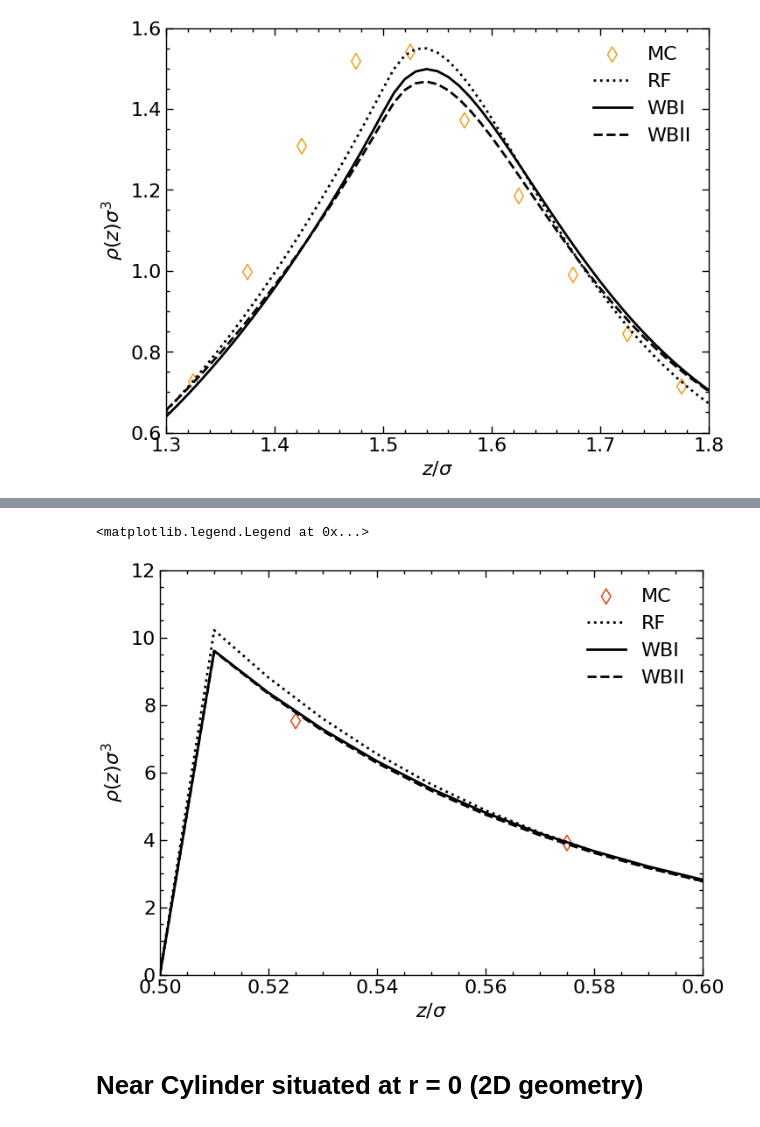
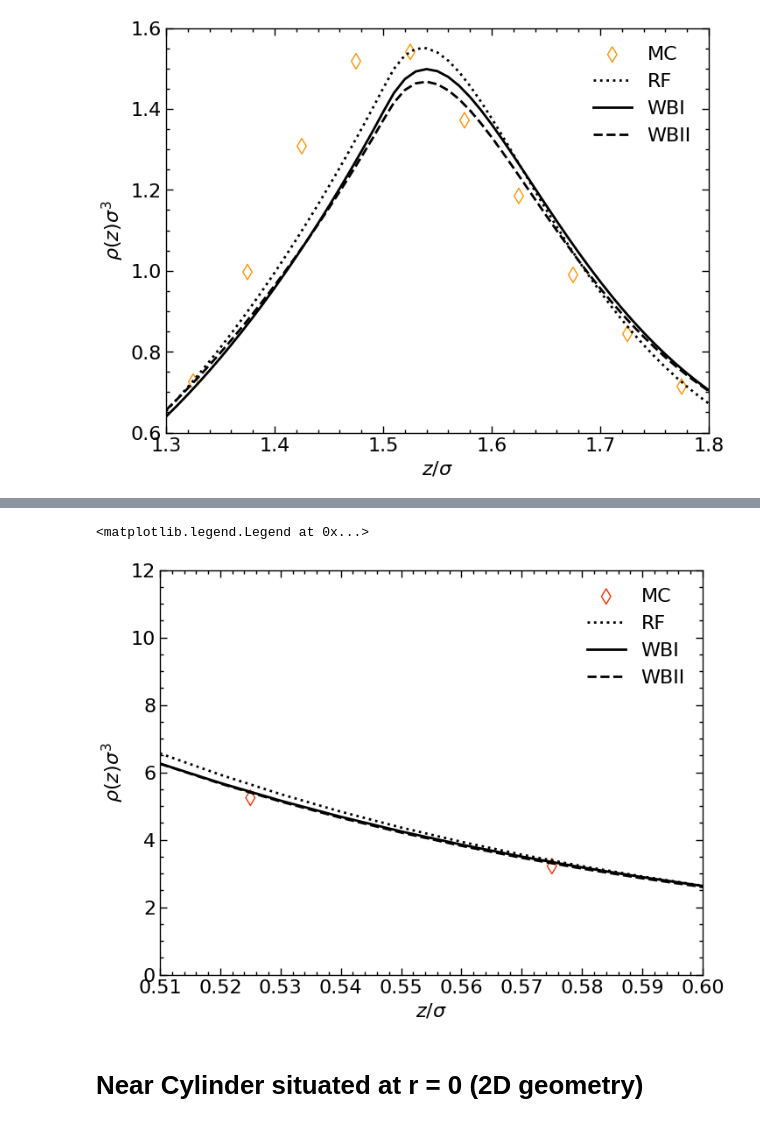
Before and after one commit to elvissoares/PyDFTlj, a Jupyter notebook: examples/Example2-HSfluid-Hardwall3D.ipynb, the cells around one changed output, grey strips where cells are left out. Cells and saved outputs as stored; diff of their text form; code cells hidden in the pictures.

```diff
--- a/examples/Example2-HSfluid-Hardwall3D.ipynb
+++ b/examples/Example2-HSfluid-Hardwall3D.ipynb
@@ -169,19 +167,19 @@ plt.legend(loc='upper right')
 # %%
 plt.scatter(dataMC['z'],dataMC['rho='+str(rhob)],marker='d',edgecolors='C3',facecolors='none',label='MC')
 
 plt.plot(DFTRF.X,DFTRF.rho.cpu(),':',color='k',label='RF')
 plt.plot(DFTWBI.X,DFTWBI.rho.cpu(),'-',color='k',label='WBI')
 plt.plot(DFTWBII.X,DFTWBII.rho.cpu(),'--',color='k',label='WBII')
 
 # chart formatting
 plt.xlabel(r'$z/\sigma$')
 plt.ylabel(r'$\rho(z)\sigma^3$')
-plt.xlim(0.5,0.6)
+plt.xlim(0.51,0.6)
 plt.ylim(0.0,12.0)
 plt.legend(loc='upper right')
 # %% [output]
 <matplotlib.legend.Legend at 0x...>
-[figure, old version]
+[figure, new version]
 # %% [markdown]
 # Near Cylinder situated at r = 0 (2D geometry)
 # %%
```
Also changed, not shown: parts of 4 cells of this notebook, 19 other files.
